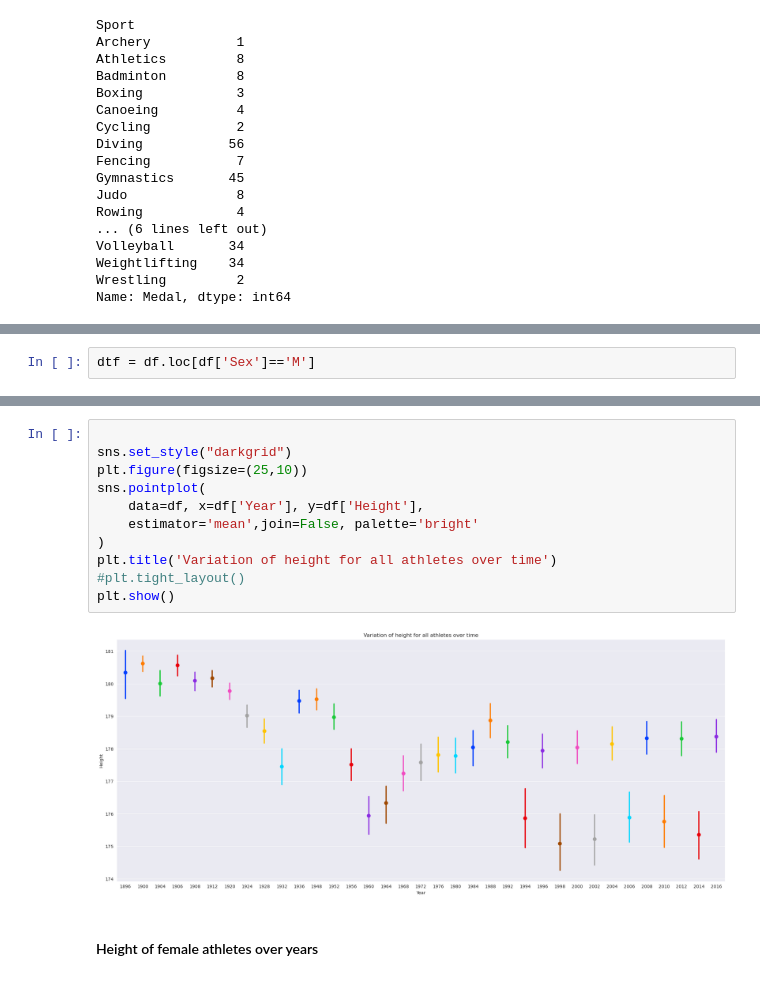
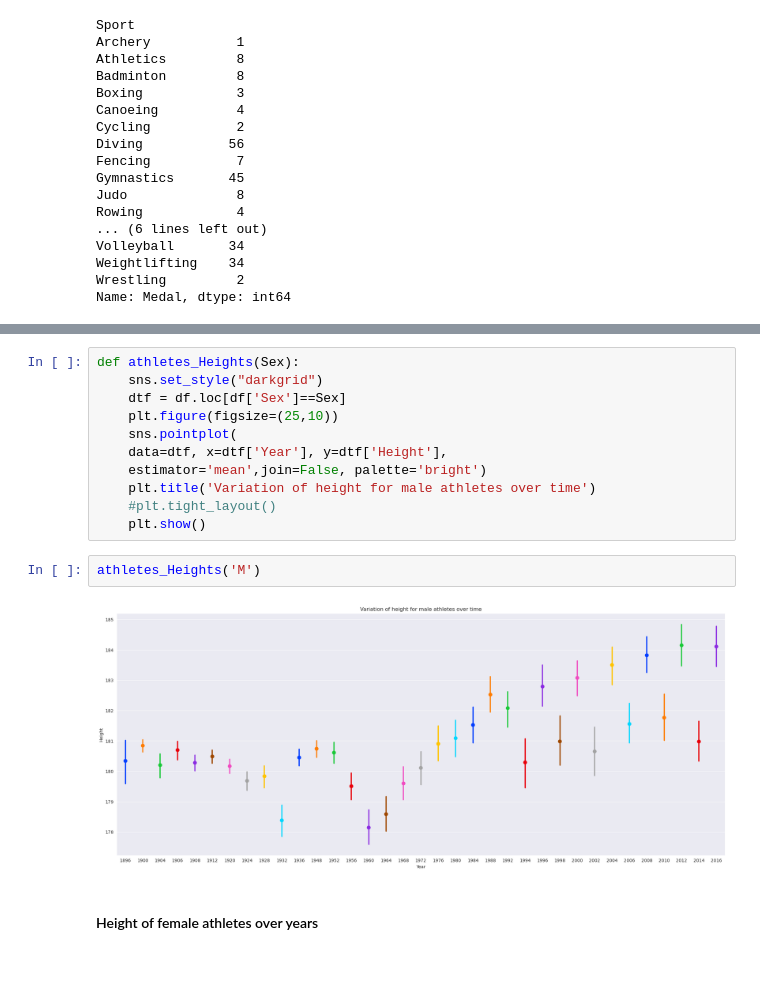
Before and after one commit to JulienAganze/EDA_Olympic_Games, a Jupyter notebook: EDA_Olympic_Games.ipynb, the cells around one changed output, grey strips where cells are left out. Drawn from its saved outputs; the diff is of its cells as text.

```diff
--- a/EDA_Olympic_Games.ipynb
+++ b/EDA_Olympic_Games.ipynb
@@ -392,3 +385 @@ Name: Medal, dtype: int64
 #### Height of male athletes over years.
-# %%
-dtf = df.loc[df['Sex']=='M']
@@ -407,15 +386,17 @@ plt.show()
-# %%
-
-sns.set_style("darkgrid")
-plt.figure(figsize=(25,10))
-sns.pointplot(
-    data=df, x=df['Year'], y=df['Height'],
-    estimator='mean',join=False, palette='bright'
-)
-plt.title('Variation of height for all athletes over time')
-#plt.tight_layout()
-plt.show()
-# %% [output]
-[figure, removed]
+# %%
+def athletes_Heights(Sex):
+    sns.set_style("darkgrid")
+    dtf = df.loc[df['Sex']==Sex]
+    plt.figure(figsize=(25,10))
+    sns.pointplot(
+    data=dtf, x=dtf['Year'], y=dtf['Height'],
+    estimator='mean',join=False, palette='bright')
+    plt.title('Variation of height for male athletes over time')
+    #plt.tight_layout()
+    plt.show()
+# %%
+athletes_Heights('M')
+# %% [output]
+[figure, added]
 # %% [markdown]
 #### Height of female athletes over years
```
Also changed, not shown: parts of 27 cells of this notebook.
